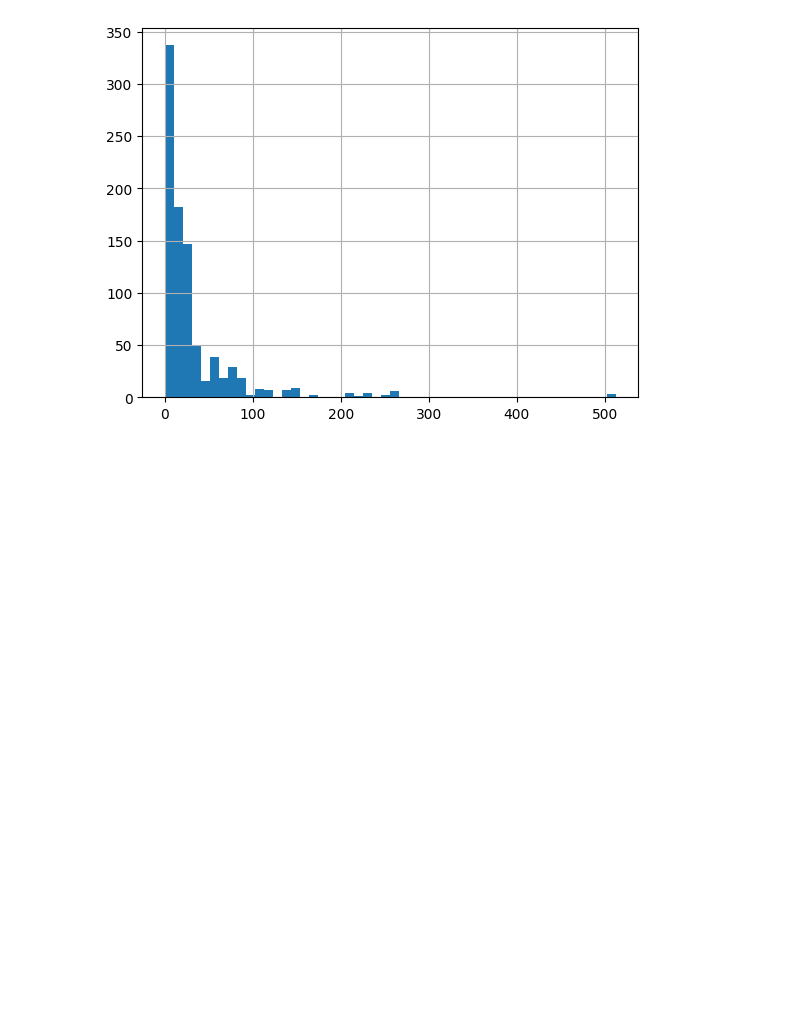
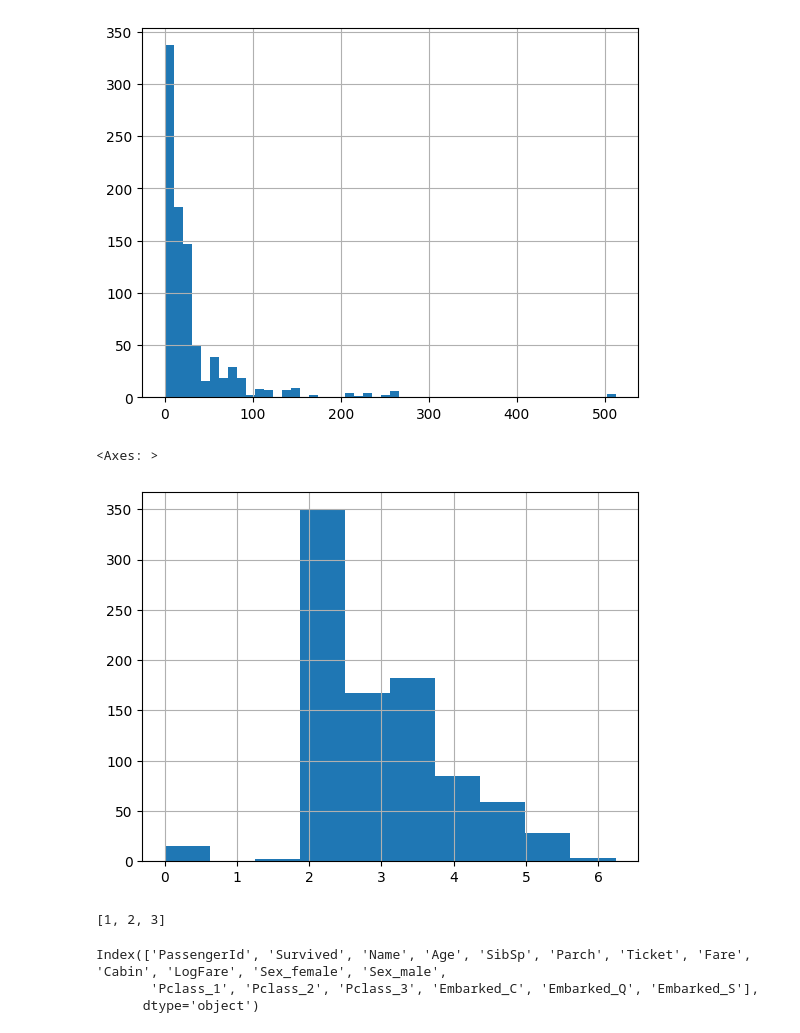
Before and after one commit to bil-ardhry/fastai_course_22, a Jupyter notebook: Linear_Model_and_Neural_Net_From_Scratch.ipynb, the cells around one changed output. Cells and saved outputs as stored; diff of their text form; code cells hidden in the pictures; blank space fills up the shorter version.

```diff
--- a/Linear_Model_and_Neural_Net_From_Scratch.ipynb
+++ b/Linear_Model_and_Neural_Net_From_Scratch.ipynb
@@ -153,3 +151,26 @@ df['Fare'].hist(bins=50);
 # %% [output]
 <Axes: >
 [figure]
+# %%
+# Ensuring that Fare is log normalized
+# We are adding 1 to the log in case there are null values and the log func
+# ends up returning inf
+df['LogFare'] = np.log(df['Fare'] + 1)
+df['LogFare'].hist()
+# %% [output]
+<Axes: >
+[figure, added]
+# %%
+pclasses = sorted(df.Pclass.unique())
+pclasses
+# %% [output]
+[1, 2, 3]
+# %%
+# Creating dummy variables to columns which are clearly indicate that there are
+# underlying categories
+df = pd.get_dummies(df, columns=['Sex', 'Pclass', 'Embarked'])
+df.columns
+# %% [output]
+Index(['PassengerId', 'Survived', 'Name', 'Age', 'SibSp', 'Parch', 'Ticket', 'Fare', 'Cabin', 'LogFare', 'Sex_female', 'Sex_male',
+       'Pclass_1', 'Pclass_2', 'Pclass_3', 'Embarked_C', 'Embarked_Q', 'Embarked_S'],
+      dtype='object')
```
Also changed, not shown: parts of 9 cells of this notebook.
